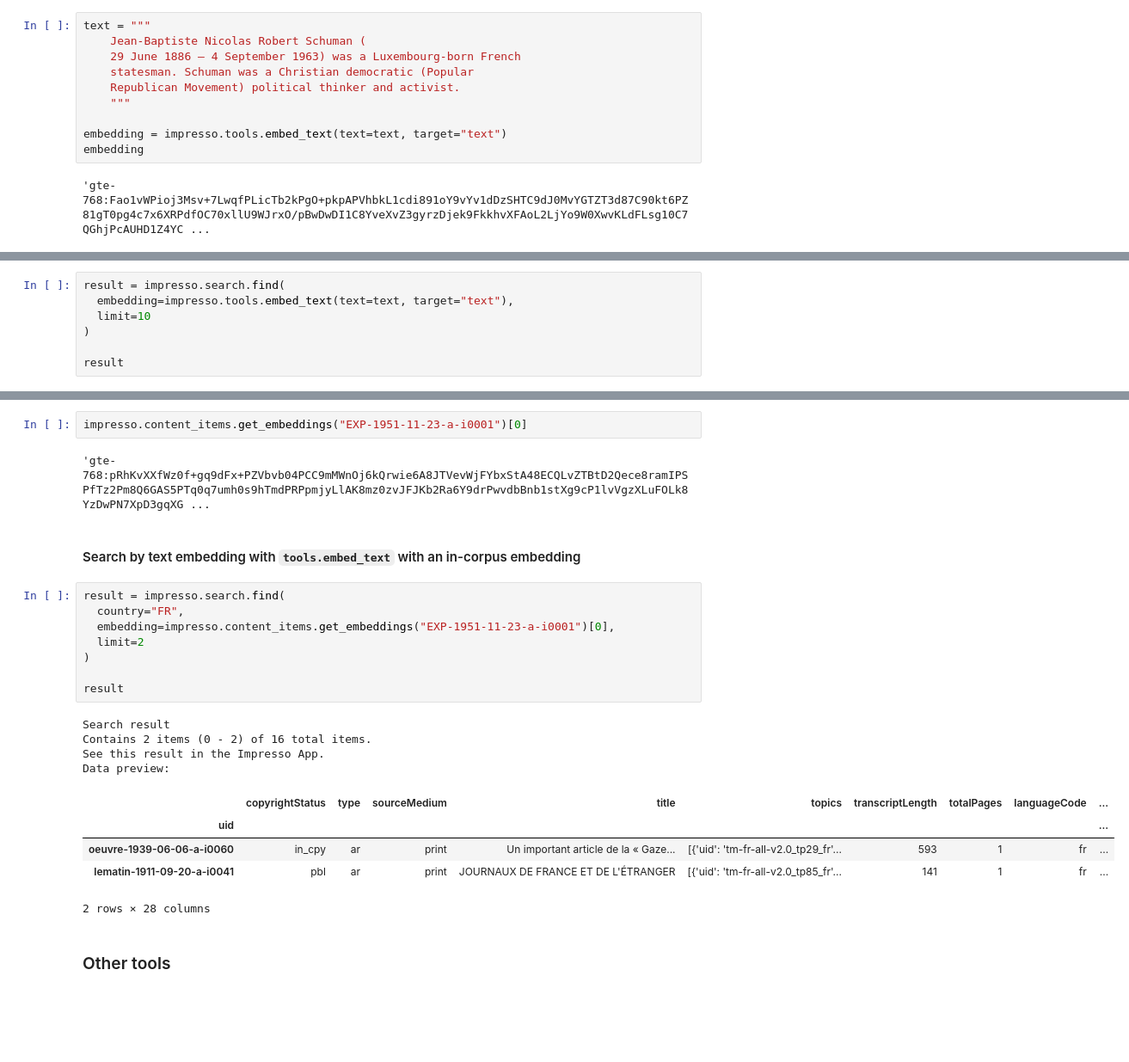
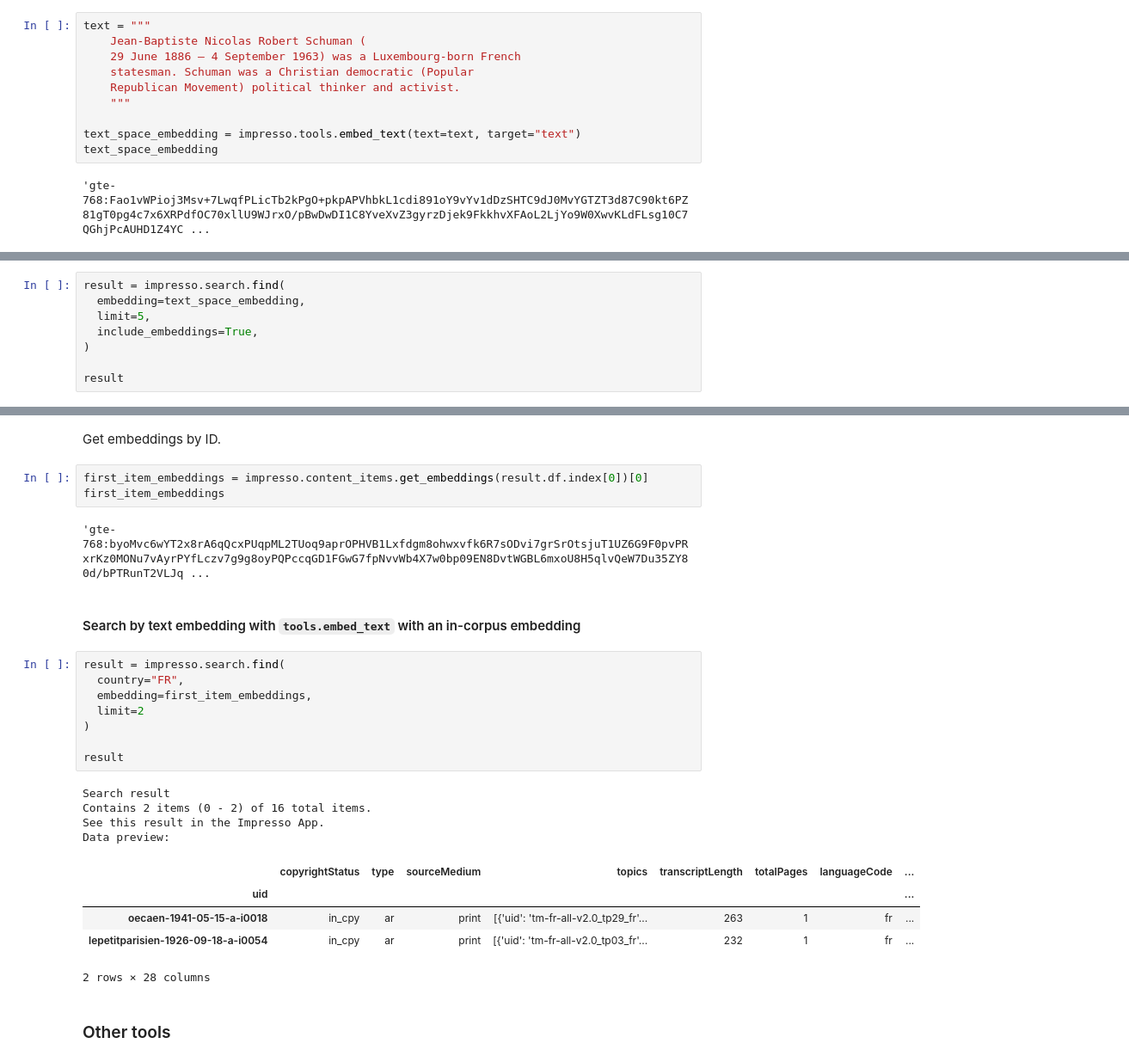
Before and after one commit to impresso/impresso-py, a Jupyter notebook: examples/notebooks/tools.ipynb, the cells around one changed output, grey strips where cells are left out. Shown at 86% size. Saved outputs shown, nothing was run; the diff lists cells and outputs as text; blank space fills up the shorter version.

```diff
--- a/examples/notebooks/tools.ipynb
+++ b/examples/notebooks/tools.ipynb
@@ -97,8 +97,8 @@ text = """
     Republican Movement) political thinker and activist.
     """
 
-embedding = impresso.tools.embed_text(text=text, target="text")
-embedding
+text_space_embedding = impresso.tools.embed_text(text=text, target="text")
+text_space_embedding
 # %% [output]
 'gte-768:Fao1vWPioj3Msv+7LwqfPLicTb2kPgO+pkpAPVhbkL1cdi891oY9vYv1dDzSHTC9dJ0MvYGTZT3d87C90kt6PZ81gT0pg4c7x6XRPdfOC70xllU9WJrxO/pBwDwDI1C8YveXvZ3gyrzDjek9FkkhvXFAoL2LjYo9W0XwvKLdFLsg10C7QGhjPcAUHD1Z4YC ...
 # %% [markdown]
@@ -106,7 +108,8 @@ embedding
 # %%
 result = impresso.search.find(
-  embedding=impresso.tools.embed_text(text=text, target="text"),
-  limit=10
+  embedding=text_space_embedding,
+  limit=5,
+  include_embeddings=True,
 )
 
 result
@@ -144,26 +127,29 @@ Name: EXP-1951-11-23-a-i0001, dtype: object
-# %%
-impresso.content_items.get_embeddings("EXP-1951-11-23-a-i0001")[0]
-# %% [output]
-'gte-768:pRhKvXXfWz0f+gq9dFx+PZVbvb04PCC9mMWnOj6kQrwie6A8JTVevWjFYbxStA48ECQLvZTBtD2Qece8ramIPSPfTz2Pm8Q6GAS5PTq0q7umh0s9hTmdPRPpmjyLlAK8mz0zvJFJKb2Ra6Y9drPwvdbBnb1stXg9cP1lvVgzXLuFOLk8YzDwPN7XpD3gqXG ...
+# %% [markdown]
+Get embeddings by ID.
+# %%
+first_item_embeddings = impresso.content_items.get_embeddings(result.df.index[0])[0]
+first_item_embeddings
+# %% [output]
+'gte-768:byoMvc6wYT2x8rA6qQcxPUqpML2TUoq9aprOPHVB1Lxfdgm8ohwxvfk6R7sODvi7grSrOtsjuT1UZ6G9F0pvPRxrKz0MONu7vAyrPYfLczv7g9g8oyPQPccqGD1FGwG7fpNvvWb4X7w0bp09EN8DvtWGBL6mxoU8H5qlvQeW7Du35ZY80d/bPTRunT2VLJq ...
 # %% [markdown]
 #### Search by text embedding with `tools.embed_text` with an in-corpus embedding
 # %%
 result = impresso.search.find(
   country="FR",
-  embedding=impresso.content_items.get_embeddings("EXP-1951-11-23-a-i0001")[0],
+  embedding=first_item_embeddings,
   limit=2
 )
 
 result
 # %% [output]
 Search result
 Contains 2 items (0 - 2) of 16 total items.
 See this result in the Impresso App.
 Data preview:
-|  | copyrightStatus | type | sourceMedium | title | topics | transcriptLength | totalPages | languageCode | ... |
-| uid |  |  |  |  |  |  |  |  | ... |
-| oeuvre-1939-06-06-a-i0060 | in_cpy | ar | print | Un important article de la « Gaze... | [{'uid': 'tm-fr-all-v2.0_tp29_fr'... | 593 | 1 | fr | ... |
-| lematin-1911-09-20-a-i0041 | pbl | ar | print | JOURNAUX DE FRANCE ET DE L'ÉTRANGER | [{'uid': 'tm-fr-all-v2.0_tp85_fr'... | 141 | 1 | fr | ... |
+|  | copyrightStatus | type | sourceMedium | topics | transcriptLength | totalPages | languageCode | ... |
+| uid |  |  |  |  |  |  |  | ... |
+| oecaen-1941-05-15-a-i0018 | in_cpy | ar | print | [{'uid': 'tm-fr-all-v2.0_tp29_fr'... | 263 | 1 | fr | ... |
+| lepetitparisien-1926-09-18-a-i0054 | in_cpy | ar | print | [{'uid': 'tm-fr-all-v2.0_tp03_fr'... | 232 | 1 | fr | ... |
 2 rows × 28 columns
 # %% [markdown]
 ### Other tools
```
Also changed, not shown: parts of 4 cells of this notebook, 19 other files.
